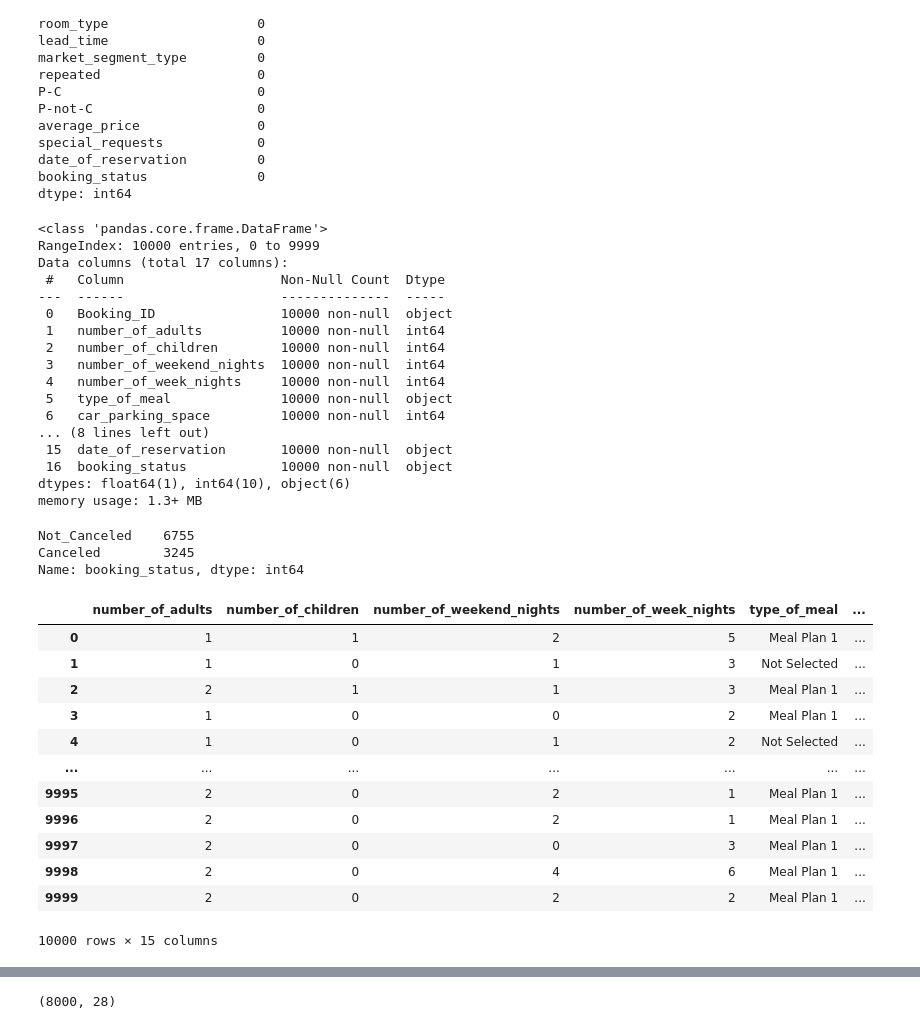
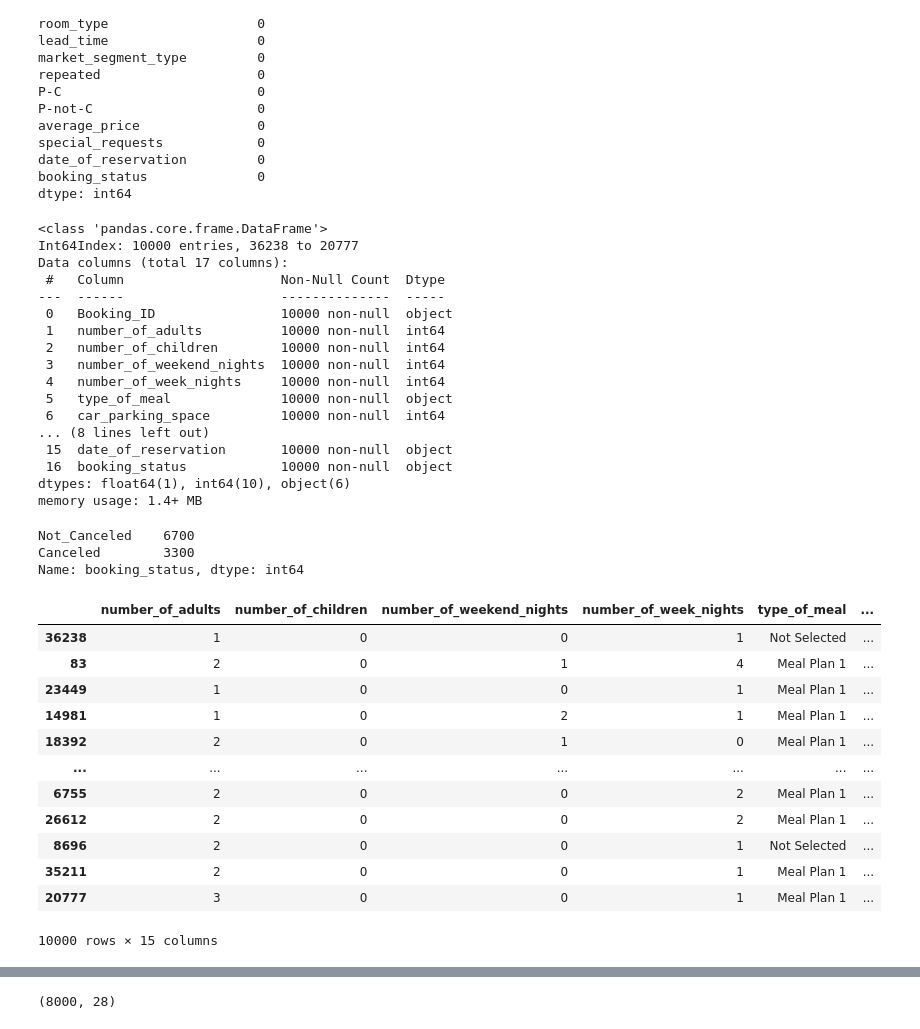
Before and after one commit to jishan900/Hotel-Booking-Cancellation-Prediction-Using-Bayesian-Modeling, a Jupyter notebook: Initial.ipynb, the cells around one changed output, grey strips where cells are left out. Cells and saved outputs as stored; diff of their text form; code cells hidden in the pictures.

```diff
--- a/Initial.ipynb
+++ b/Initial.ipynb
@@ -9,7 +9,7 @@ from sklearn.ensemble import RandomForestClassifier
 from sklearn.metrics import accuracy_score, classification_report
 import pymc3 as pm
 # %%
-df = pd.read_csv('D:/Germany/Study Files-TUD/TU Dortmund/--------Semester-8-Winter Term--------2023-2024/Applied Bayesian Data Analysis/Project/booking.csv')
+df = pd.read_csv('D:/Germany/Study Files-TUD/TU Dortmund/--------Semester-8-Winter Term--------2023-2024/Applied Bayesian Data Analysis/Project/booking_original.csv')
 # %%
 df.head(3)
 # %% [output]
@@ -17,3 +17,9 @@ df.head(3)
 | 0 | INN00001 | 1 | 1 | 2 | 5 | ... |
 | 1 | INN00002 | 1 | 0 | 1 | 3 | ... |
 | 2 | INN00003 | 2 | 1 | 1 | 3 | ... |
+# %%
+# Perform random sampling of 10,000 observations
+df1 = df.sample(n=10000, random_state=42)  # Use a specific random_state for reproducibility
+
+# Display the resulting DataFrame
+print(df1)
@@ -20,5 +44,5 @@ df.head(3)
 # %%
-df.rename(columns={'Booking_ID':'Booking_ID','number of adults':'number_of_adults', 'number of children':'number_of_children',
+df1.rename(columns={'Booking_ID':'Booking_ID','number of adults':'number_of_adults', 'number of children':'number_of_children',
                    'number of weekend nights':'number_of_weekend_nights', 'number of week nights':'number_of_week_nights',
                    'type of meal':'type_of_meal','car parking space':'car_parking_space', 'room type':'room_type',
                    'lead time':'lead_time', 'market segment type':'market_segment_type','number of adults':'number_of_adults', 'average price':'average_price','special requests':'special_requests',
@@ -92,10 +116,10 @@ date_of_reservation         0
 booking_status              0
 dtype: int64
 # %%
-df.info()
+df1.info()
 # %% [output]
 <class 'pandas.core.frame.DataFrame'>
-RangeIndex: 10000 entries, 0 to 9999
+Int64Index: 10000 entries, 36238 to 20777
 Data columns (total 17 columns):
  #   Column                    Non-Null Count  Dtype
 ---  ------                    --------------  -----
@@ -110,30 +134,30 @@ Data columns (total 17 columns):
  15  date_of_reservation       10000 non-null  object
  16  booking_status            10000 non-null  object
 dtypes: float64(1), int64(10), object(6)
-memory usage: 1.3+ MB
+memory usage: 1.4+ MB
 # %%
-df['booking_status'].value_counts()
-print(df['booking_status'].value_counts())
+df1['booking_status'].value_counts()
+print(df1['booking_status'].value_counts())
 # %% [output]
-Not_Canceled    6755
-Canceled        3245
+Not_Canceled    6700
+Canceled        3300
 Name: booking_status, dtype: int64
 # %%
-df = df.drop(['Booking_ID', 'date_of_reservation'], axis=1)
+df1 = df1.drop(['Booking_ID', 'date_of_reservation'], axis=1)
 # %%
-df
+df1
 # %% [output]
 |  | number_of_adults | number_of_children | number_of_weekend_nights | number_of_week_nights | type_of_meal | ... |
-| 0 | 1 | 1 | 2 | 5 | Meal Plan 1 | ... |
-| 1 | 1 | 0 | 1 | 3 | Not Selected | ... |
-| 2 | 2 | 1 | 1 | 3 | Meal Plan 1 | ... |
-| 3 | 1 | 0 | 0 | 2 | Meal Plan 1 | ... |
-| 4 | 1 | 0 | 1 | 2 | Not Selected | ... |
+| 36238 | 1 | 0 | 0 | 1 | Not Selected | ... |
+| 83 | 2 | 0 | 1 | 4 | Meal Plan 1 | ... |
+| 23449 | 1 | 0 | 0 | 1 | Meal Plan 1 | ... |
+| 14981 | 1 | 0 | 2 | 1 | Meal Plan 1 | ... |
+| 18392 | 2 | 0 | 1 | 0 | Meal Plan 1 | ... |
 | ... | ... | ... | ... | ... | ... | ... |
-| 9995 | 2 | 0 | 2 | 1 | Meal Plan 1 | ... |
-| 9996 | 2 | 0 | 2 | 1 | Meal Plan 1 | ... |
-| 9997 | 2 | 0 | 0 | 3 | Meal Plan 1 | ... |
-| 9998 | 2 | 0 | 4 | 6 | Meal Plan 1 | ... |
-| 9999 | 2 | 0 | 2 | 2 | Meal Plan 1 | ... |
+| 6755 | 2 | 0 | 0 | 2 | Meal Plan 1 | ... |
+| 26612 | 2 | 0 | 0 | 2 | Meal Plan 1 | ... |
+| 8696 | 2 | 0 | 0 | 1 | Not Selected | ... |
+| 35211 | 2 | 0 | 0 | 1 | Meal Plan 1 | ... |
+| 20777 | 3 | 0 | 0 | 1 | Meal Plan 1 | ... |
 10000 rows × 15 columns
 # %%
```
Also changed, not shown: parts of 26 cells of this notebook.
